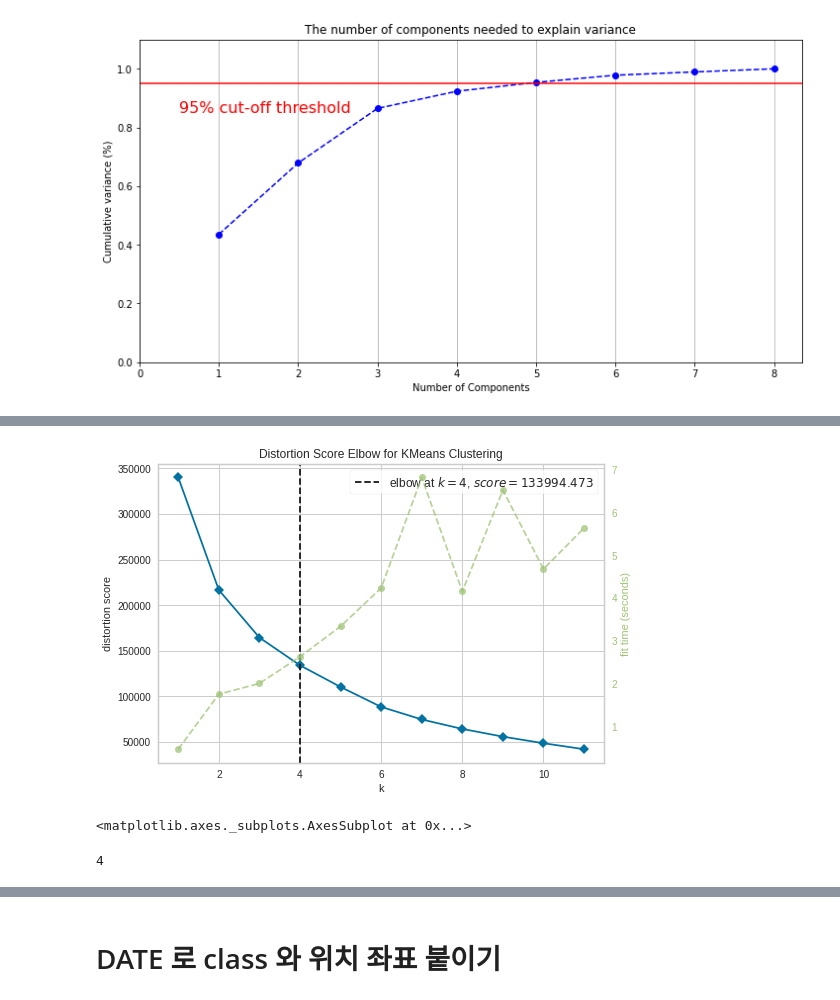
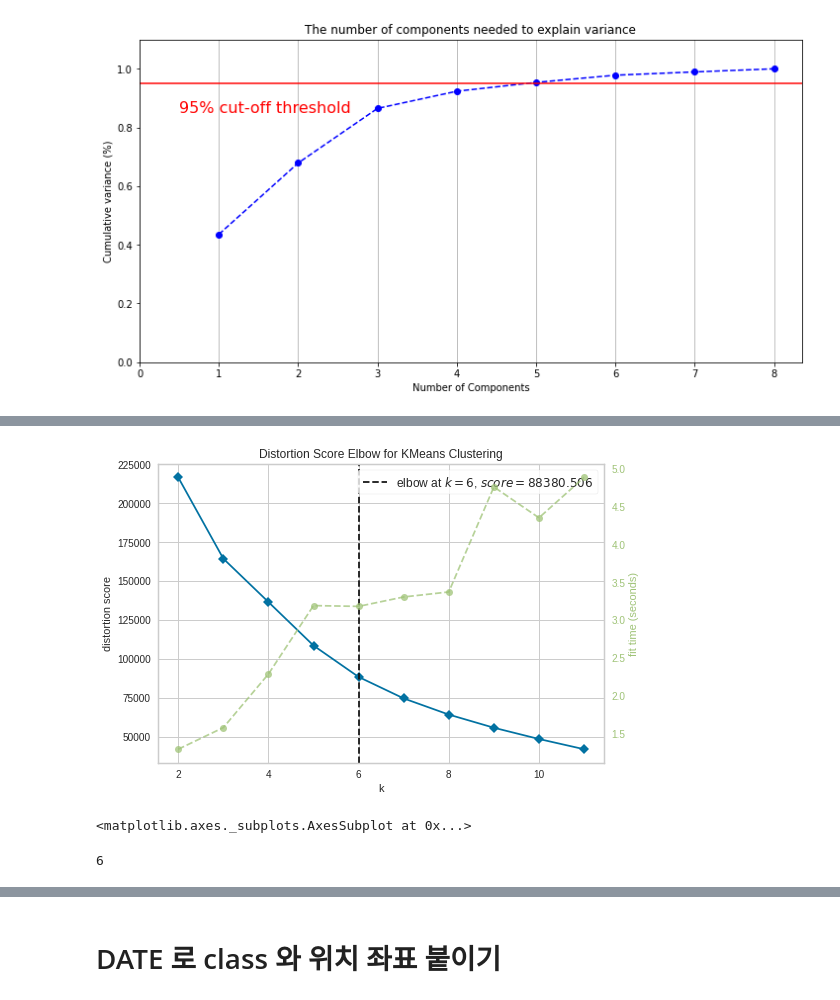
Before and after one commit to ddaddaradda/DL, a Jupyter notebook: how_to_select_k.ipynb, the cells around one changed output, grey strips where cells are left out. Drawn from its saved outputs; the diff is of its cells as text; code cells hidden in the pictures.

```diff
--- a/how_to_select_k.ipynb
+++ b/how_to_select_k.ipynb
@@ -12,5 +12,5 @@ from tqdm import tqdm
 # %%
 import pickle
 
-with open('/content/gdrive/MyDrive/tmp/별떠라가자_공유폴더/AI파트/데이터/벡터/vector_dict_0421.pkl','rb') as f:
+with open('/content/gdrive/MyDrive/temp/vector_dict_0421.pkl','rb') as f:
     mydict = pickle.load(f)
@@ -41,6 +39,6 @@ key_list
  '20211204',
  '20211205']
 # %%
-key_list = key_list[:-3]
+train_list = key_list[:-3]
 # %%
 test_list = key_list[-3:]
@@ -51,7 +53,7 @@ len(key_list)
 # %%
 df_list = []
 # %%
-for key in key_list:
+for key in train_list:
     mydict[key].columns = ['Date','1','2','3','4','5','6','7','8']
     mydict[key]['ID'] = key
     mydict[key] = mydict[key][['ID','Date','1','2','3','4','5','6','7','8']]
@@ -193,17 +185,17 @@ sum(pca.explained_variance_ratio_) # 해당 주성분으로 데이터 분산을
 # %%
 from sklearn.cluster import KMeans
 from yellowbrick.cluster import KElbowVisualizer
 from sklearn.preprocessing import MinMaxScaler
 
 model = KMeans()
-visualizer = KElbowVisualizer(model, k=(1,12))
+visualizer = KElbowVisualizer(model, k=(2,12))
 visualizer.fit(df)
 visualizer.show()
 # %% [output]
-[figure, old version]
+[figure, new version]
 <matplotlib.axes._subplots.AxesSubplot at 0x...>
 # %%
 n_clusters = visualizer.elbow_value_
 n_clusters
 # %% [output]
-4
+6
```
Also changed, not shown: parts of 42 cells of this notebook.
